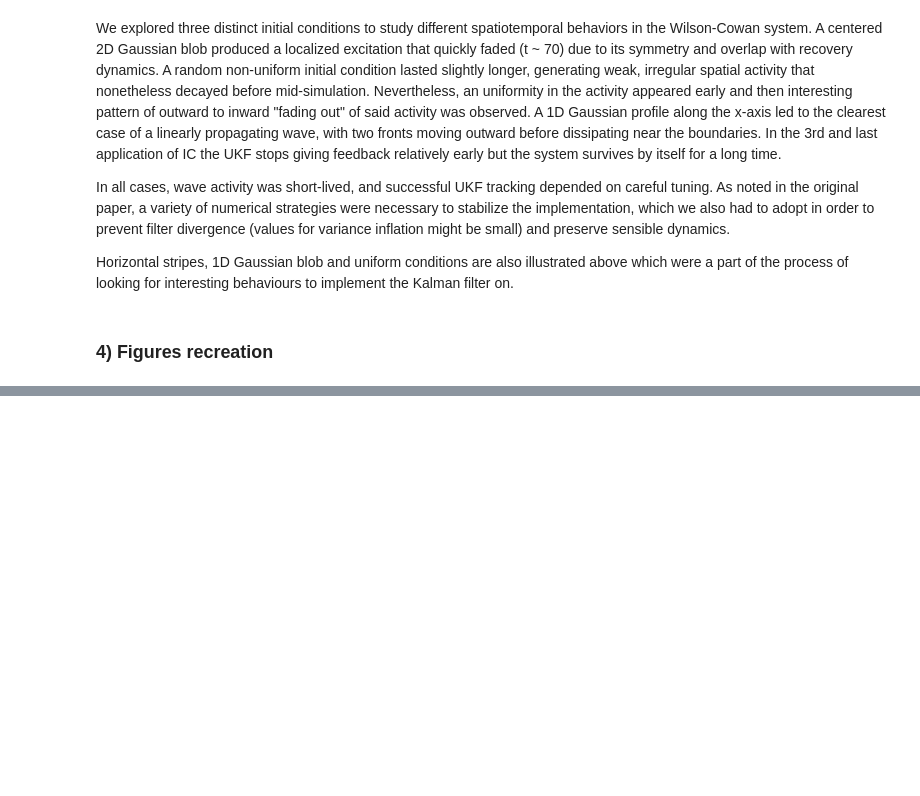
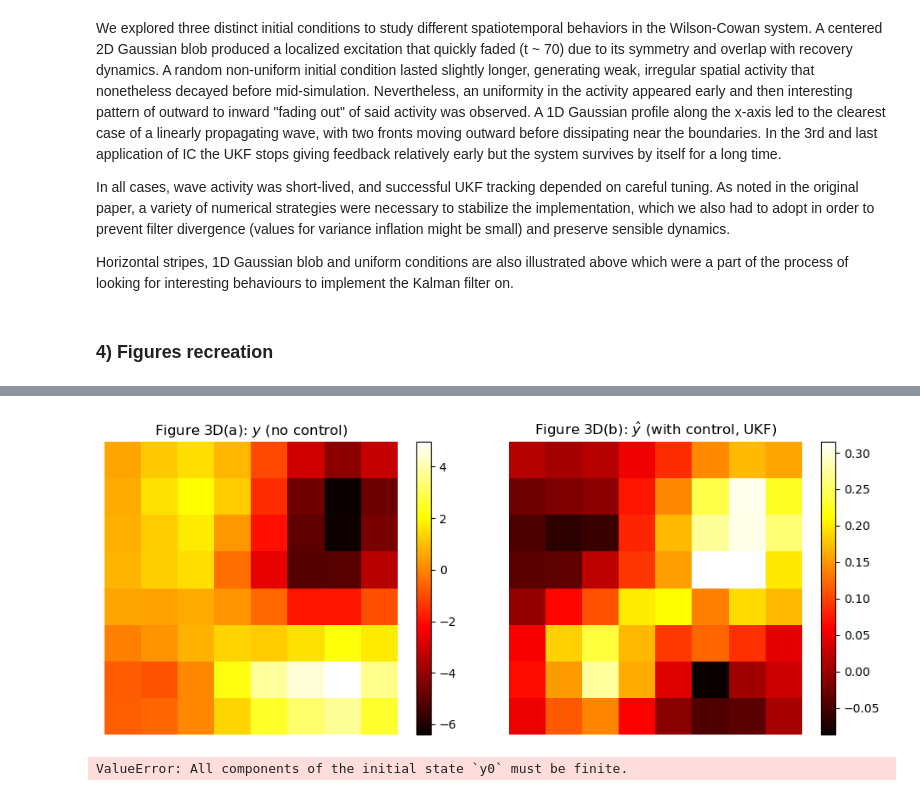
Before and after one commit to pschristodoulou/Assignments, a Jupyter notebook: 7/Assignment7.ipynb, the cells around one changed output, grey strips where cells are left out. Cells and saved outputs as stored; diff of their text form; code cells hidden in the pictures; blank space fills up the shorter version.

```diff
--- a/7/Assignment7.ipynb
+++ b/7/Assignment7.ipynb
@@ -1146,3 +1281,72 @@ i0 = np.concatenate((u0.ravel(), a0.ravel()))
+# %%
+y_noc_final = nature_no_ctrl_fig3.y[:, -1].reshape(8, 8)
+y_est_ctrl_final = x_hat_obs[1:65, -2].reshape(8, 8)
+
+fig, (ax1, ax2) = plt.subplots(1, 2, figsize=(10, 4))
+
+# 3Da: No control, raw observation
+im1 = ax1.imshow(y_noc_final, cmap='hot', origin='lower')
+ax1.set_title("Figure 3D(a): $y$ (no control)")
+ax1.axis('off')
+plt.colorbar(im1, ax=ax1, fraction=0.046)
+
+# 3Db: With control, estimated ŷ
+im2 = ax2.imshow(y_est_ctrl_final, cmap='hot', origin='lower')
+ax2.set_title("Figure 3D(b): $\hat{y}$ (with control, UKF)")
+ax2.axis('off')
+plt.colorbar(im2, ax=ax2, fraction=0.046)
+
+plt.tight_layout()
+plt.show()
+# %% [output]
+[figure, added]
+# %%
+from Assignment6 import WilsonCowanNature, WilsonCowanModelWithParameterTracking
+import ukf_voss
+import numpy as np
+import matplotlib.pyplot as plt
+import tqdm
+
+# --- Parameters ---
+f = g = 8
+dT = 0.01
+dt = 0.001
+total_duration = 4000
+baseline_run = 800  # Run UKF for this many steps before observation control
+obs_noise = 10.
+gain = 0.005
+q = 1e-5  # Process noise for parameter tracking to prevent divergence
+variance_inflate = 2.0
+variance_inflation_ukf = 5.0
+site = 15
+
+# --- Initial Conditions ---
+i0_fig3 = np.concatenate((u0_orig.ravel(), a0_orig.ravel()))
+i0_th = np.concatenate(([WilsonCowanModelWithParameterTracking().z], u0_orig.ravel(), a0_orig.ravel()))
+
+# --- Systems ---
+nature_ctrl_nok_fig3 = WilsonCowanNature(ll=total_duration, dT=dT, dt=dt, initial_condition=i0_fig3, obs_noise=obs_noise, run_until=baseline_run)
+nature_no_ctrl_fig3 = WilsonCowanNature(ll=total_duration, dT=dT, dt=dt, initial_condition=i0_fig3, obs_noise=obs_noise, run_until=total_duration - 1)
+
+# --- Passive UKF (for estimation only, no control from it) ---
+Q_par = np.diag([q])
+Q_var = variance_inflate * np.cov(nature_ctrl_nok_fig3.x0[:, :baseline_run])
+# Q_var_diag = np.eye(128) * np.mean(np.diag(Q_var))
+
+
+model_obs_fig3 = WilsonCowanModelWithParameterTracking(Q_par=Q_par, Q_var=Q_var, R=nature_ctrl_nok_fig3.R, track_z=True)
+ukf_obs_fig3 = ukf_voss.UKFVoss(model=model_obs_fig3, ll=total_duration, dT=dT, dt=dt, variance_inflation=variance_inflation_ukf)
+x_hat_obs, Pxx_obs, Ks_obs, errors_obs = ukf_obs_fig3.filter(nature_ctrl_nok_fig3.y, initial_condition=i0_th, run_until=baseline_run, disable_progress=False)
+
+# --- Control Loop (from observations) ---
+for n in tqdm.tqdm(range(baseline_run, total_duration - 1)):
+    nature_ctrl_nok_fig3.integrate_solveivp(run_until=n)
+    nature_ctrl_nok_fig3.observations(n, n + 1)
+    control = gain * nature_ctrl_nok_fig3.y[:64, n]
+    nature_ctrl_nok_fig3.set_control(control)
+    x_hat_obs, Pxx_obs, Ks_obs, errors_obs = ukf_obs_fig3.filter(nature_ctrl_nok_fig3.y, initial_condition=None, run_until=n, disable_progress=True)
+# %% [output]
+ValueError: All components of the initial state `y0` must be finite.
 # %%
 # Re-run setup for reproducing Figure 3 (Negative Gain, High Noise) after kernel reset
 
```
Also changed, not shown: parts of 17 cells of this notebook.
